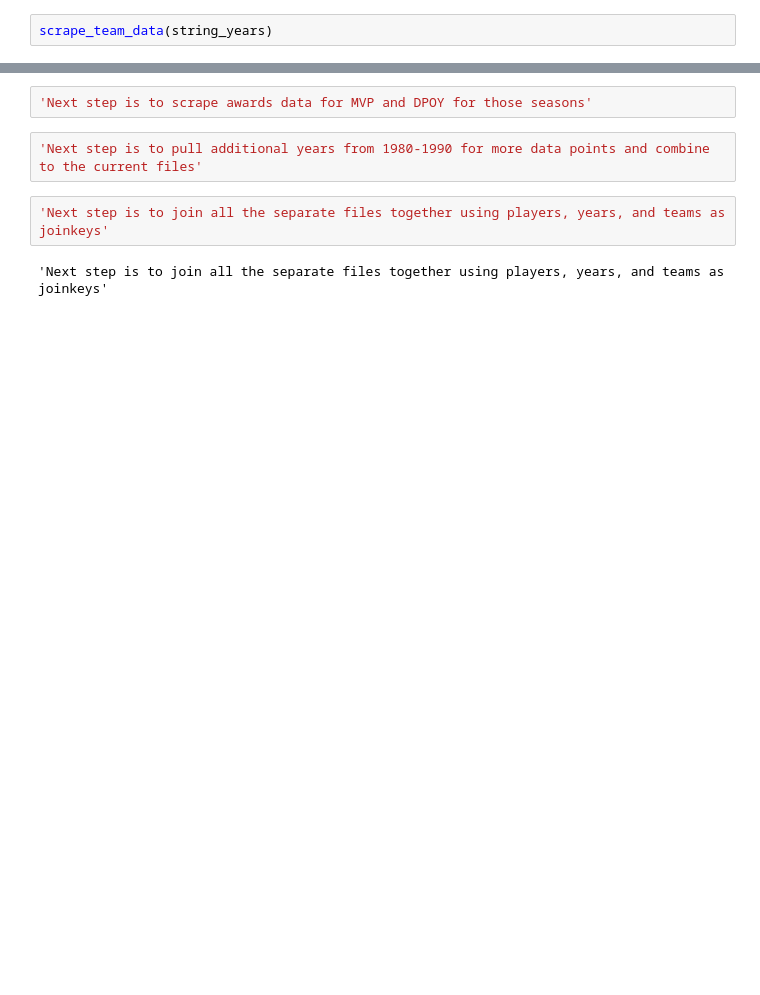
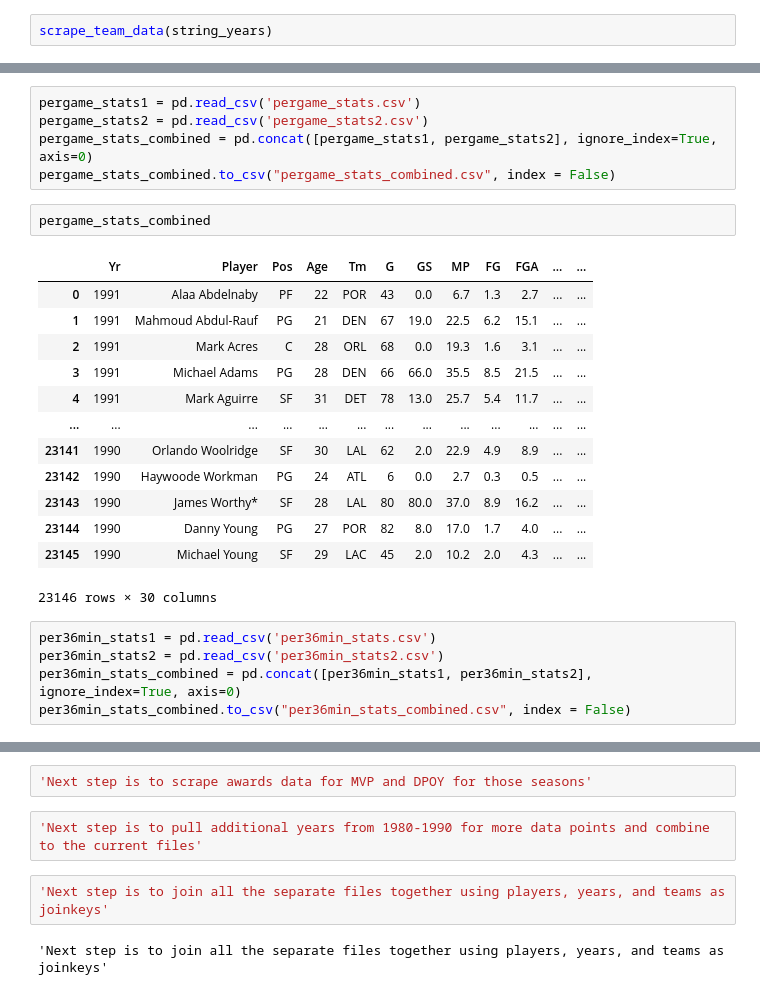
Before and after one commit to mitchellren123/NBA-Accolade-Analysis, a Jupyter notebook: NBA-Accolades.ipynb, the cells around one changed output, grey strips where cells are left out. Saved outputs shown, nothing was run; the diff lists cells and outputs as text; blank space fills up the shorter version.

```diff
--- a/NBA-Accolades.ipynb
+++ b/NBA-Accolades.ipynb
@@ -281,0 +436,26 @@ scrape_team_data(string_years)
+# %%
+pergame_stats1 = pd.read_csv('pergame_stats.csv')
+pergame_stats2 = pd.read_csv('pergame_stats2.csv')
+pergame_stats_combined = pd.concat([pergame_stats1, pergame_stats2], ignore_index=True, axis=0)
+pergame_stats_combined.to_csv("pergame_stats_combined.csv", index = False)
+# %%
+pergame_stats_combined
+# %% [output]
+|  | Yr | Player | Pos | Age | Tm | G | GS | MP | FG | FGA | ... | ... |
+| 0 | 1991 | Alaa Abdelnaby | PF | 22 | POR | 43 | 0.0 | 6.7 | 1.3 | 2.7 | ... | ... |
+| 1 | 1991 | Mahmoud Abdul-Rauf | PG | 21 | DEN | 67 | 19.0 | 22.5 | 6.2 | 15.1 | ... | ... |
+| 2 | 1991 | Mark Acres | C | 28 | ORL | 68 | 0.0 | 19.3 | 1.6 | 3.1 | ... | ... |
+| 3 | 1991 | Michael Adams | PG | 28 | DEN | 66 | 66.0 | 35.5 | 8.5 | 21.5 | ... | ... |
+| 4 | 1991 | Mark Aguirre | SF | 31 | DET | 78 | 13.0 | 25.7 | 5.4 | 11.7 | ... | ... |
+| ... | ... | ... | ... | ... | ... | ... | ... | ... | ... | ... | ... | ... |
+| 23141 | 1990 | Orlando Woolridge | SF | 30 | LAL | 62 | 2.0 | 22.9 | 4.9 | 8.9 | ... | ... |
+| 23142 | 1990 | Haywoode Workman | PG | 24 | ATL | 6 | 0.0 | 2.7 | 0.3 | 0.5 | ... | ... |
+| 23143 | 1990 | James Worthy* | SF | 28 | LAL | 80 | 80.0 | 37.0 | 8.9 | 16.2 | ... | ... |
+| 23144 | 1990 | Danny Young | PG | 27 | POR | 82 | 8.0 | 17.0 | 1.7 | 4.0 | ... | ... |
+| 23145 | 1990 | Michael Young | SF | 29 | LAC | 45 | 2.0 | 10.2 | 2.0 | 4.3 | ... | ... |
+23146 rows × 30 columns
+# %%
+per36min_stats1 = pd.read_csv('per36min_stats.csv')
+per36min_stats2 = pd.read_csv('per36min_stats2.csv')
+per36min_stats_combined = pd.concat([per36min_stats1, per36min_stats2], ignore_index=True, axis=0)
+per36min_stats_combined.to_csv("per36min_stats_combined.csv", index = False)
```
Also changed, not shown: parts of 23 cells of this notebook, 18 other files.
